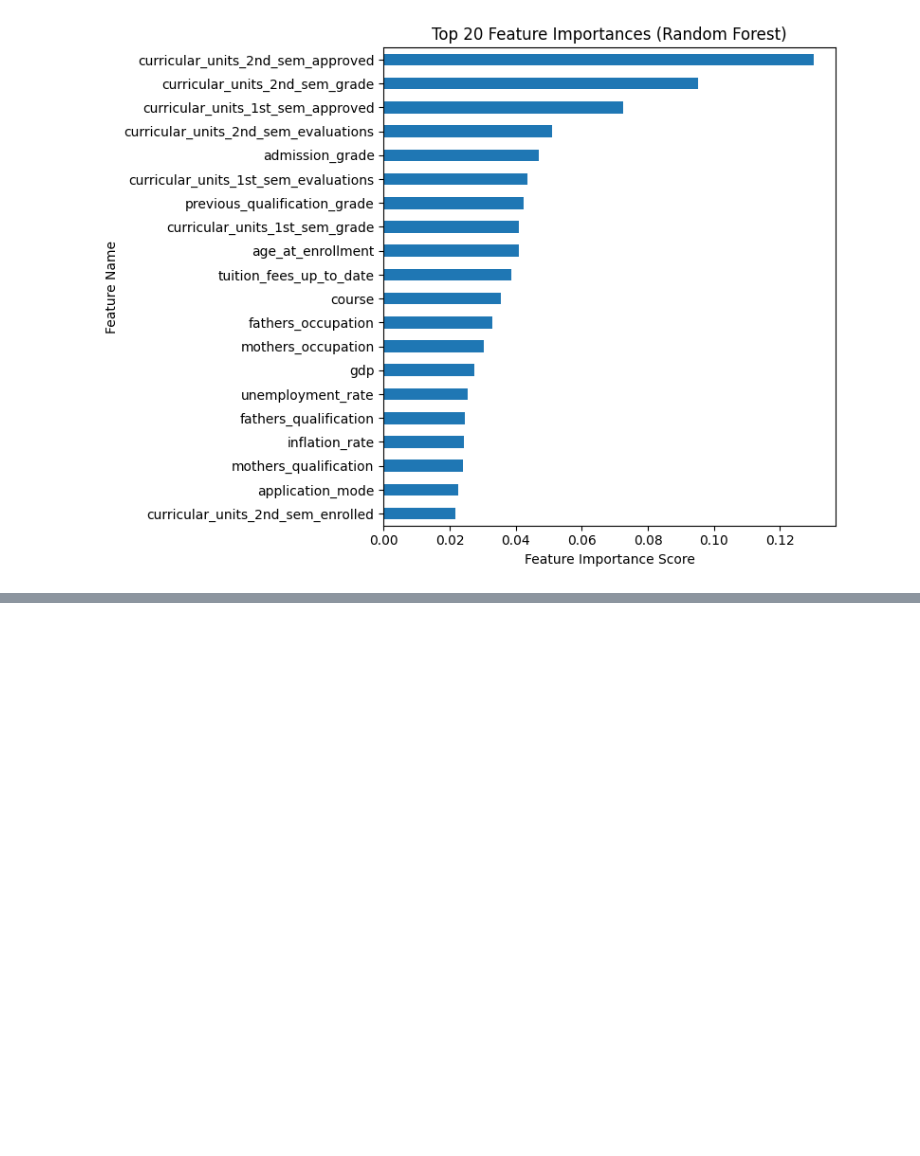
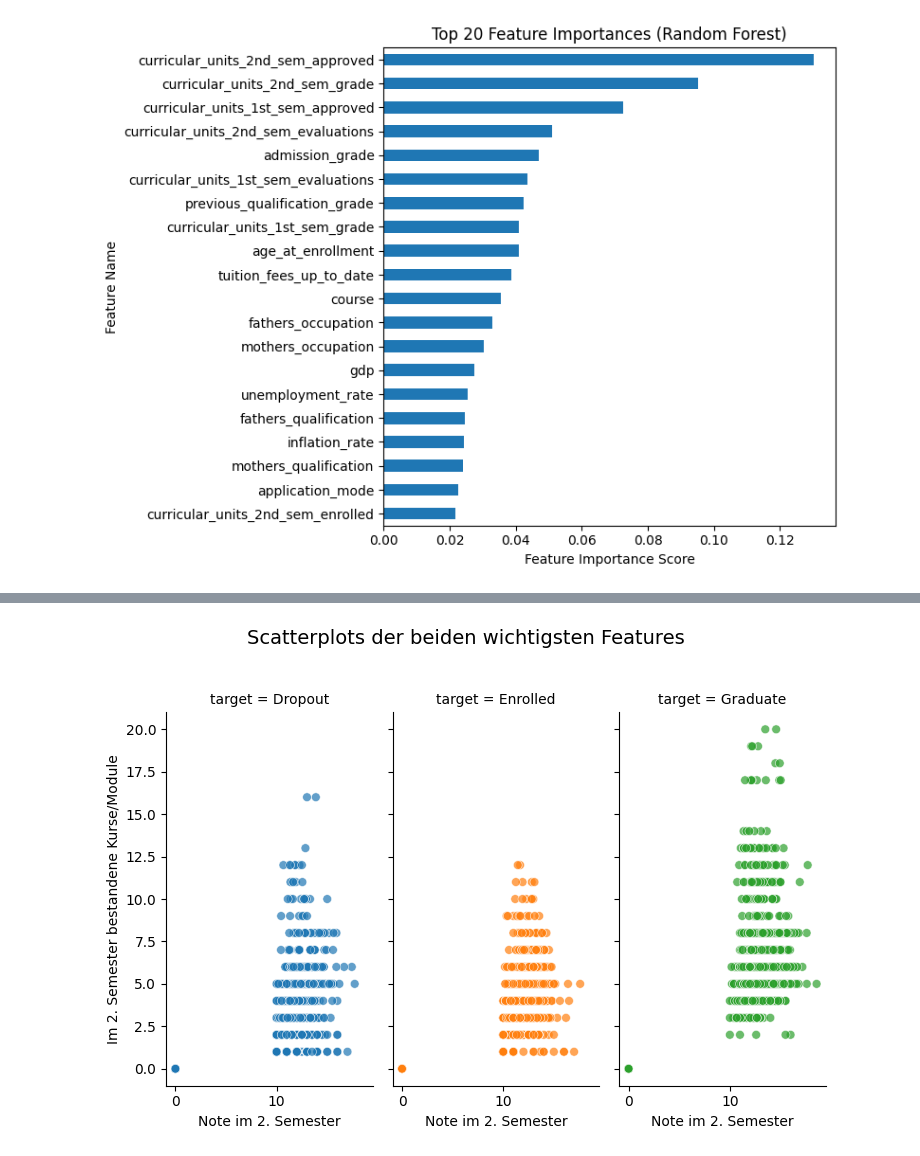
Before and after one commit to Sorour2025/SorourEndProjekt, a Jupyter notebook: data.ipynb, the cells around one changed output, grey strips where cells are left out. Cells and saved outputs as stored; diff of their text form; code cells hidden in the pictures; blank space fills up the shorter version.

```diff
--- a/data.ipynb
+++ b/data.ipynb
@@ -794,0 +835,25 @@ plt.show()
+# %%
+g = sns.relplot(
+    data=df,
+    x='curricular_units_2nd_sem_grade',
+    y='curricular_units_2nd_sem_approved',
+    col='target',
+    hue='target',
+    kind='scatter',
+    alpha=0.7,
+    s=40,
+    height=5,
+    aspect=0.5,
+    legend=None
+)
+
+# Gemeinsame Achsenbeschriftungen für alle Subplots
+g.set_axis_labels("Note im 2. Semester", "Im 2. Semester bestandene Kurse/Module")
+
+# Gesamttitel (leichter Versatz nach oben, damit er über den Subplots steht)
+g.fig.suptitle("Scatterplots der beiden wichtigsten Features", y=1.03, fontsize=14)
+
+plt.tight_layout()
+plt.show()
+# %% [output]
+[figure, added]
```
Also changed, not shown: parts of 9 cells of this notebook.
